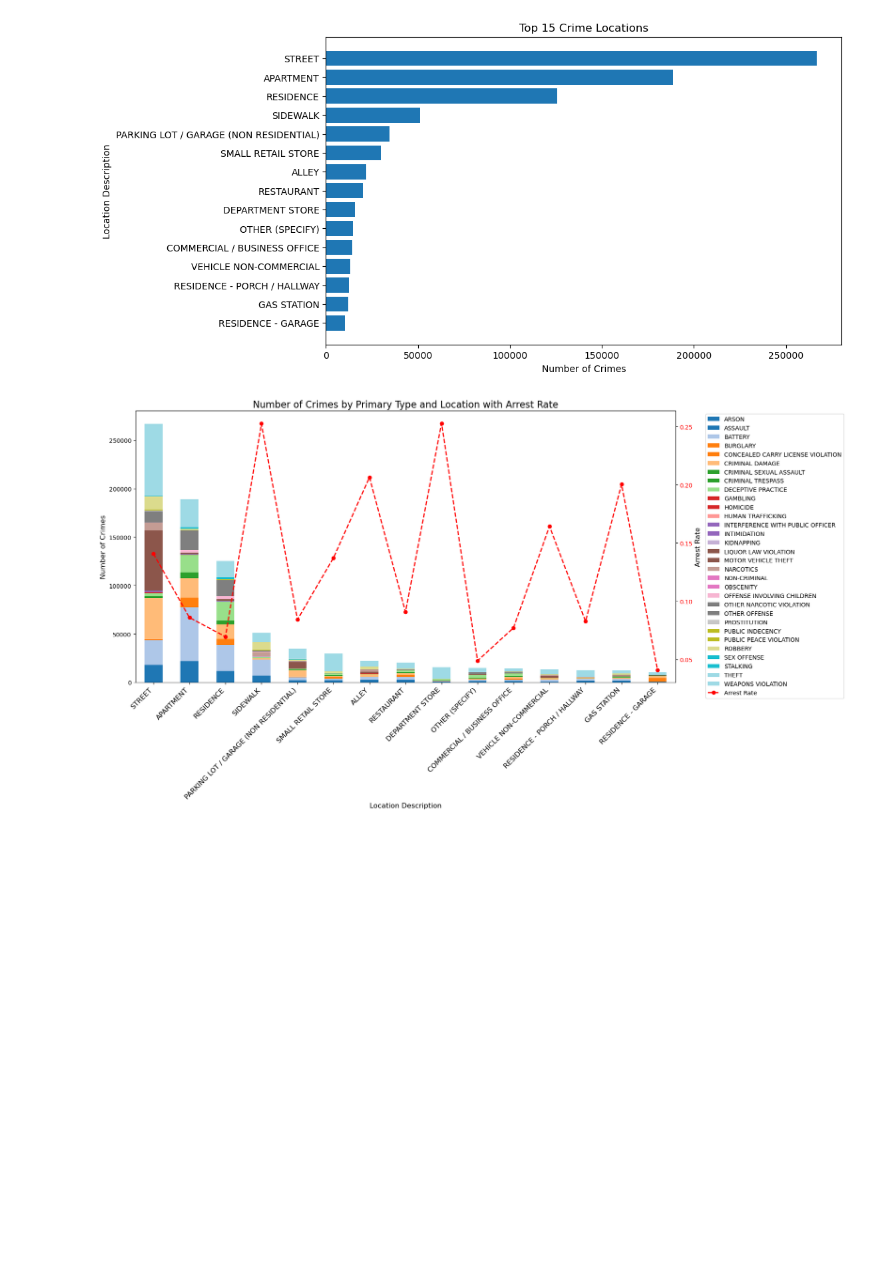
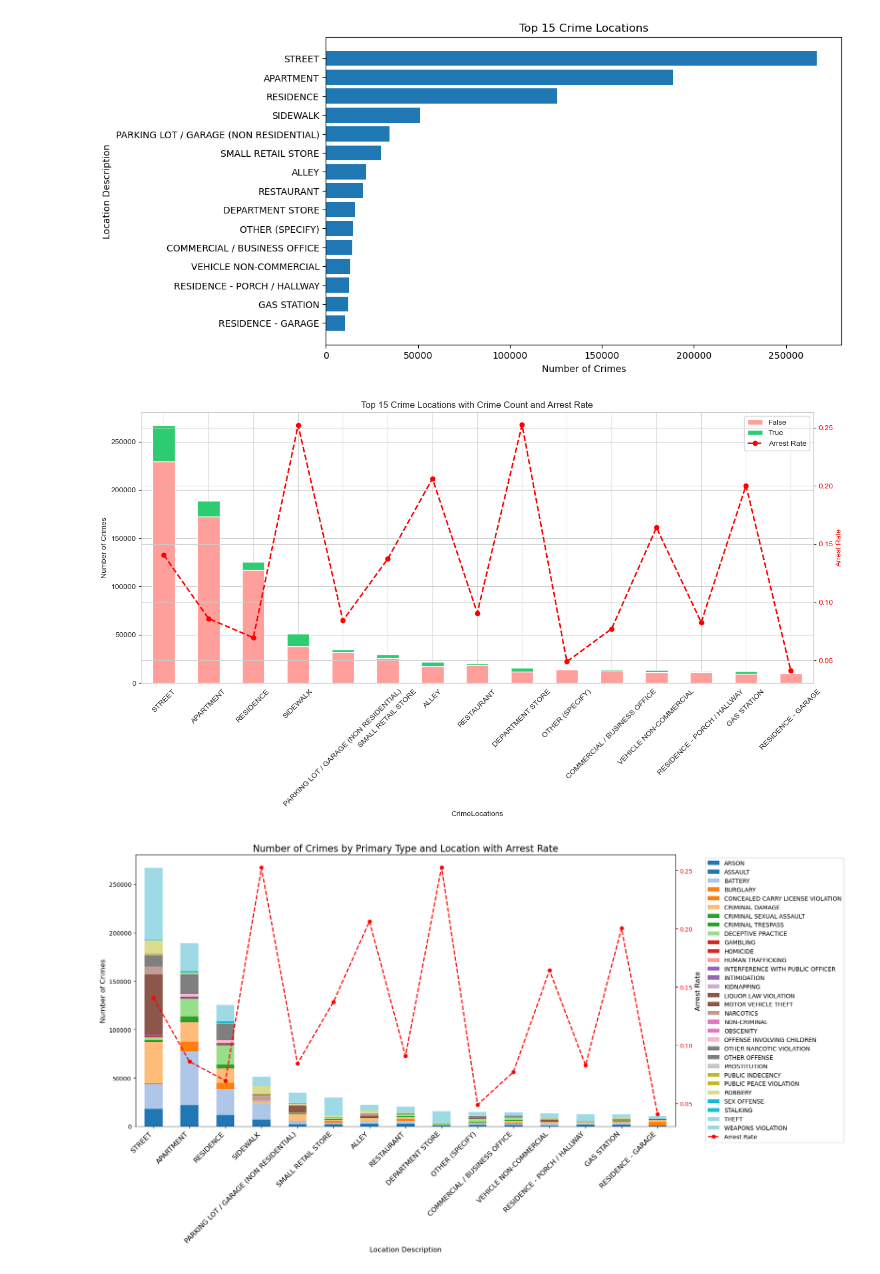
Before and after one commit to Ray7788/NIBRS-Crime-Prediction, a Jupyter notebook: EDA_Code/exploratory_analysis.ipynb, the cells around one changed output. Cells and saved outputs as stored; diff of their text form; code cells hidden in the pictures; blank space fills up the shorter version.

```diff
--- a/EDA_Code/exploratory_analysis.ipynb
+++ b/EDA_Code/exploratory_analysis.ipynb
@@ -529,6 +529,46 @@ plt.gca().invert_yaxis()  # Invert y-axis to show the most frequent location at
 plt.show()
 # %% [output]
 [figure]
+# %%
+top_n = 15
+top_types = df['location_description'].value_counts().nlargest(top_n).index
+df_top = df[df['location_description'].isin(top_types)]
+
+# summarize arrest rate
+stacked_counts = df_top.groupby(['location_description', 'arrest']).size().unstack(fill_value=0)
+arrest_rate = stacked_counts[True] / (stacked_counts[True] + stacked_counts[False])
+
+
+fig, ax1 = plt.subplots(figsize=(14, 8))
+
+stacked_counts.loc[top_types].plot(kind='bar', stacked=True, ax=ax1, color = ['#ff9f9b', '#2ecc71'])
+ax1.set_ylabel("Number of Crimes")
+ax1.set_xlabel("CrimeLocations")
+ax1.set_title("Top 15 Crime Locations with Crime Count and Arrest Rate")
+ax1.tick_params(axis='x', rotation=45)
+
+
+ax2 = ax1.twinx()
+ax2.plot(
+    top_types,
+    arrest_rate.loc[top_types],
+    color='red',
+    marker='o',
+    linestyle='--',
+    linewidth=2,
+    label='Arrest Rate'
+)
+ax2.set_ylabel("Arrest Rate", color='red')
+ax2.tick_params(axis='y', labelcolor='red')
+
+lines, labels = ax1.get_legend_handles_labels()
+lines2, labels2 = ax2.get_legend_handles_labels()
+ax1.legend(lines + lines2, labels + labels2, loc='upper right')
+
+plt.tight_layout()
+plt.show()
+# %% [output]
+[figure, added]
 # %%
 # Group the data by location_description and primary_type, then count occurrences
 location_primary_type_counts = df.groupby(['location_description', 'primary_type'])['primary_type'].count().unstack()
```
